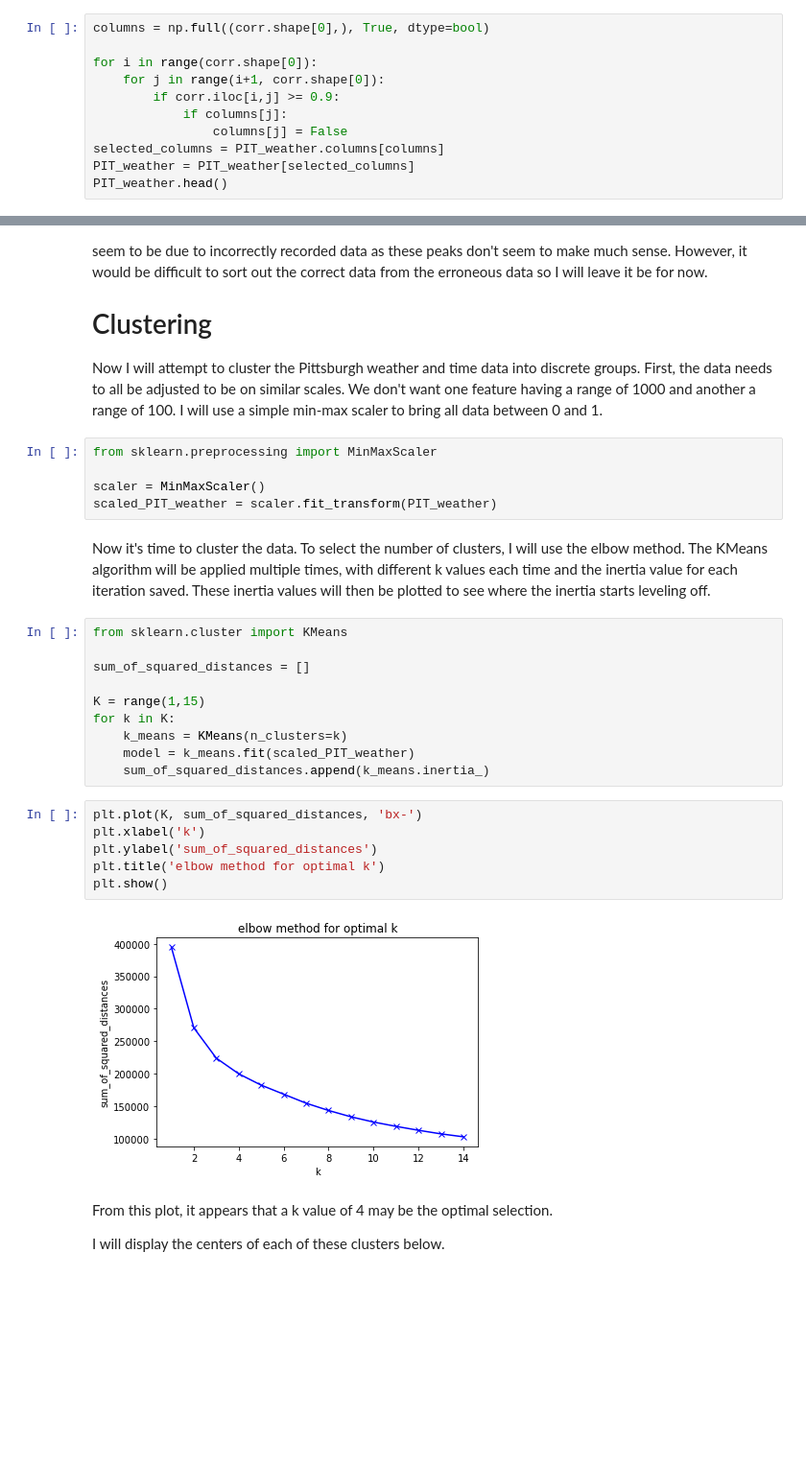
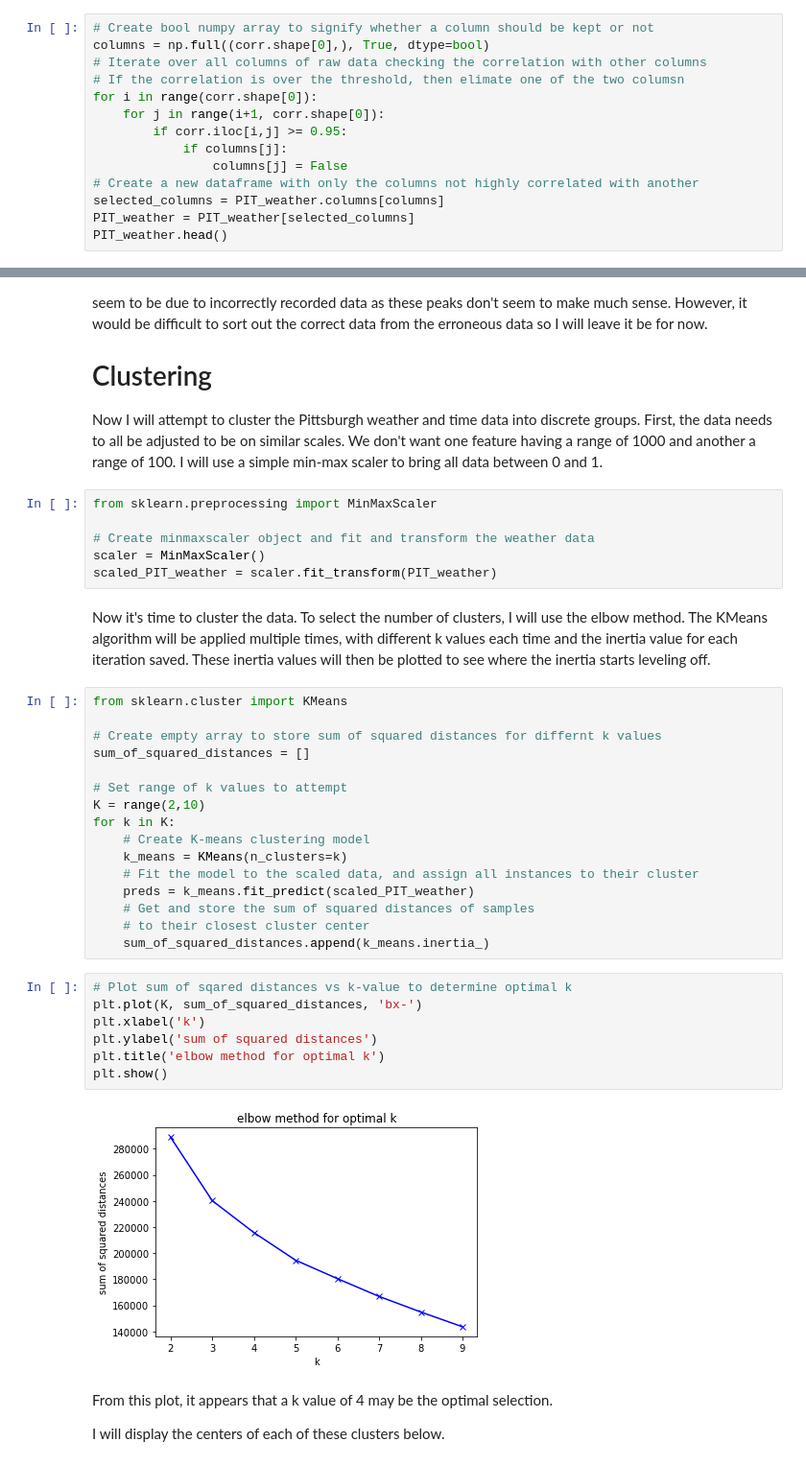
Before and after one commit to johnjkieffer/Solar_Forecasting, a Jupyter notebook: Clustering.ipynb, the cells around one changed output, grey strips where cells are left out. Shown: that part at 96% size. Drawn from its saved outputs; the diff is of its cells as text; blank space fills up the shorter version.

Commit message:
Comment for clustering section

```diff
--- a/Clustering.ipynb
+++ b/Clustering.ipynb
@@ -54,13 +58,16 @@ corr
 | PIT_Global Horizontal UV Irradian... | -6.208470e-02 | -7.007802e-01 | 3.180459e-02 | -2.913570e-01 | 0.739780 | 0.771934 | 0.959560 | 0.728986 | 0.795526 | ... |
 | PIT_Global Horizontal UV Irradian... | -6.197646e-02 | -6.995744e-01 | 3.199846e-02 | -2.921264e-01 | 0.739696 | 0.770293 | 0.959361 | 0.728399 | 0.793996 | ... |
 # %%
+# Create bool numpy array to signify whether a column should be kept or not
 columns = np.full((corr.shape[0],), True, dtype=bool)
-
+# Iterate over all columns of raw data checking the correlation with other columns
+# If the correlation is over the threshold, then elimate one of the two columsn
 for i in range(corr.shape[0]):
     for j in range(i+1, corr.shape[0]):
-        if corr.iloc[i,j] >= 0.9:
+        if corr.iloc[i,j] >= 0.95:
             if columns[j]:
                 columns[j] = False
+# Create a new dataframe with only the columns not highly correlated with another
 selected_columns = PIT_weather.columns[columns]
 PIT_weather = PIT_weather[selected_columns]
 PIT_weather.head()
@@ -139,28 +153,36 @@ Now I will attempt to cluster the Pittsburgh weather and time data into discrete
 # %%
 from sklearn.preprocessing import MinMaxScaler
 
+# Create minmaxscaler object and fit and transform the weather data
 scaler = MinMaxScaler()
 scaled_PIT_weather = scaler.fit_transform(PIT_weather)
 # %% [markdown]
 Now it's time to cluster the data. To select the number of clusters, I will use the elbow method. The KMeans algorithm will be applied multiple times, with different k values each time and the inertia value for each iteration saved. These inertia values will then be plotted to see where the inertia starts leveling off.
-# %%
-from sklearn.cluster import KMeans
-
-sum_of_squared_distances = []
-
-K = range(1,15)
-for k in K:
-    k_means = KMeans(n_clusters=k)
-    model = k_means.fit(scaled_PIT_weather)
-    sum_of_squared_distances.append(k_means.inertia_)
+# %%
+from sklearn.cluster import KMeans
+
+# Create empty array to store sum of squared distances for differnt k values
+sum_of_squared_distances = []
+
+# Set range of k values to attempt
+K = range(2,10)
+for k in K:
+    # Create K-means clustering model
+    k_means = KMeans(n_clusters=k)
+    # Fit the model to the scaled data, and assign all instances to their cluster
+    preds = k_means.fit_predict(scaled_PIT_weather)
+    # Get and store the sum of squared distances of samples
+    # to their closest cluster center
+    sum_of_squared_distances.append(k_means.inertia_)
 # %%
+# Plot sum of sqared distances vs k-value to determine optimal k
 plt.plot(K, sum_of_squared_distances, 'bx-')
 plt.xlabel('k')
-plt.ylabel('sum_of_squared_distances')
+plt.ylabel('sum of squared distances')
 plt.title('elbow method for optimal k')
 plt.show()
 # %% [output]
-[figure, old version]
+[figure, new version]
 # %% [markdown]
 From this plot, it appears that a k value of 4 may be the optimal selection.
 
```
Also changed, not shown: parts of 90 cells of this notebook.
